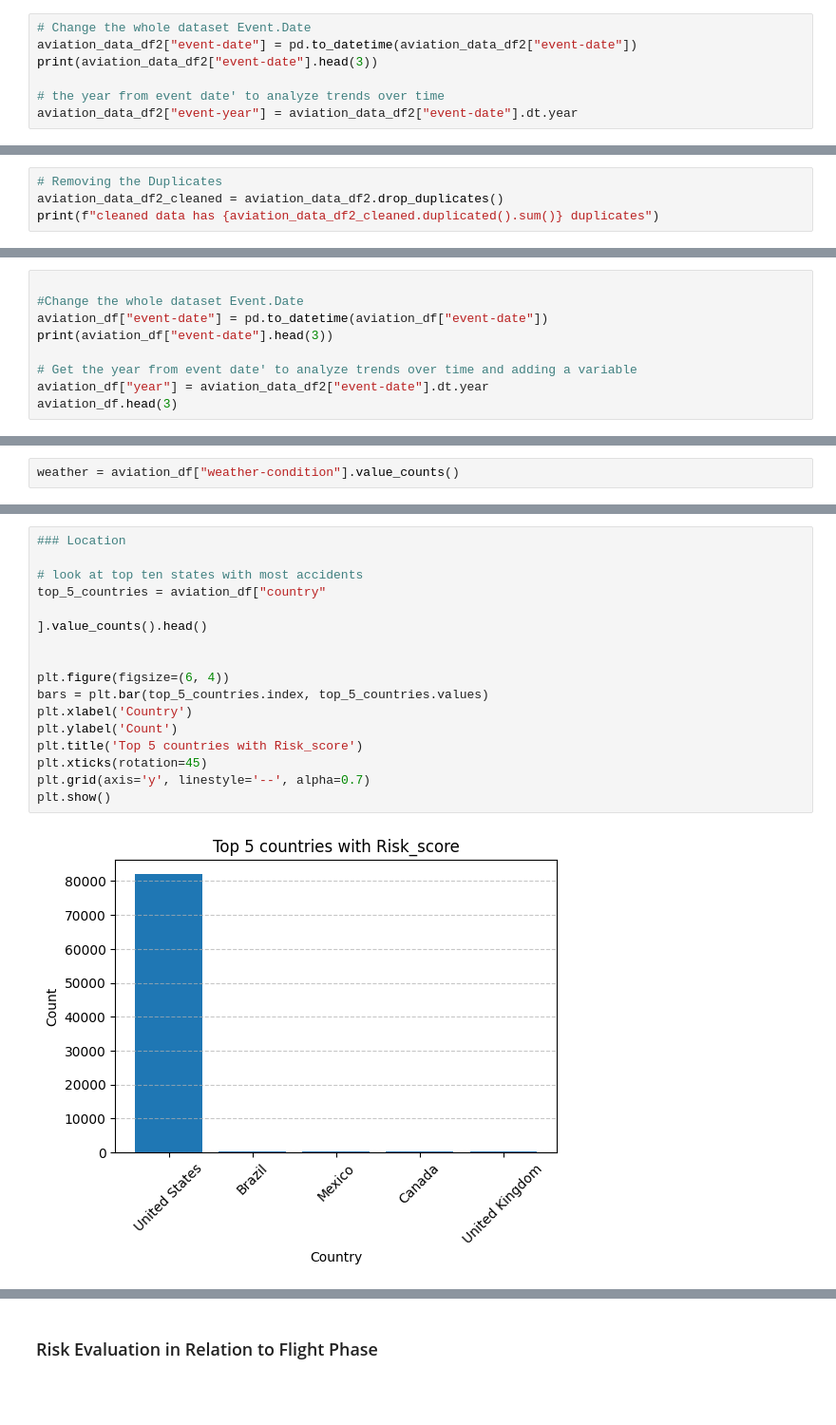
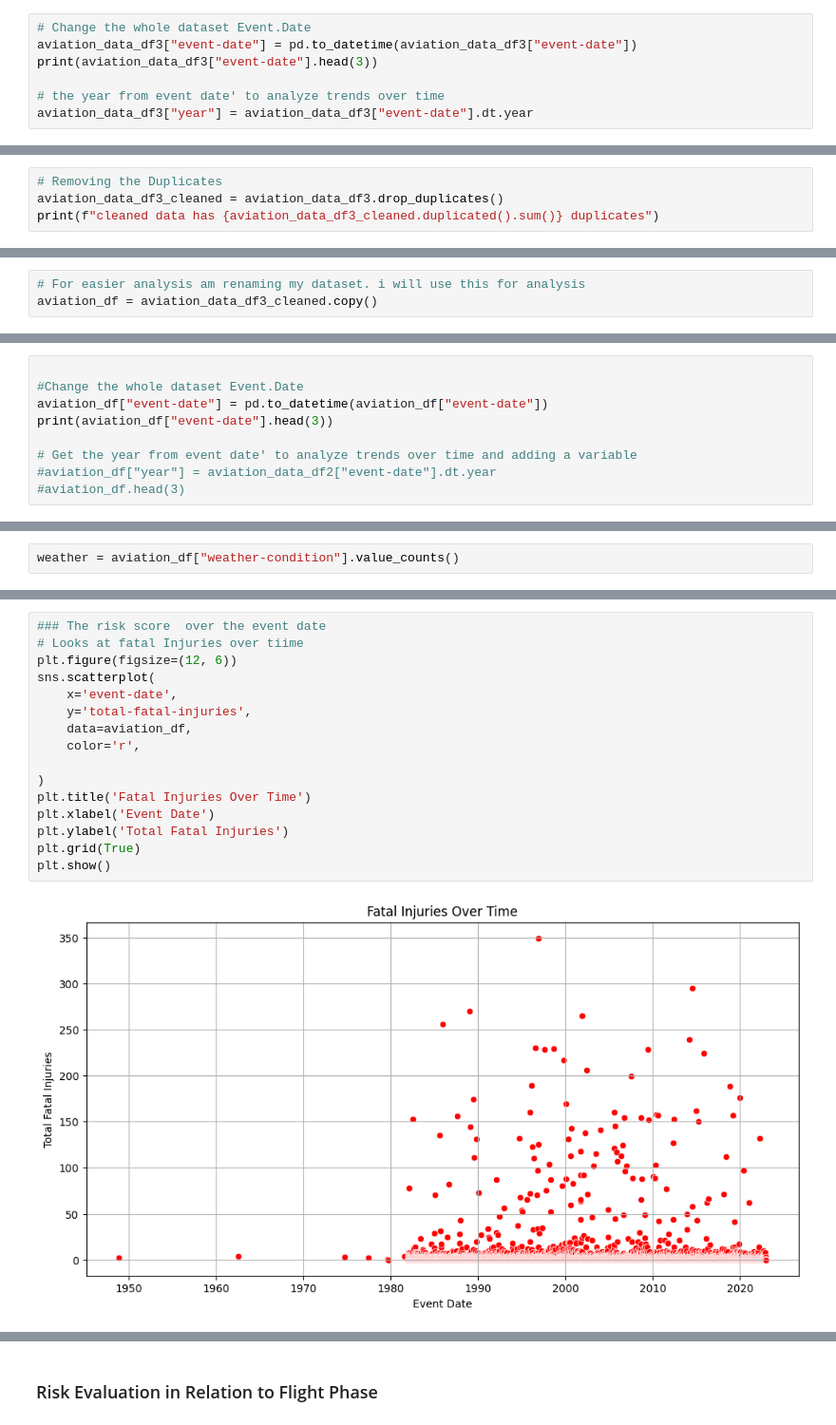
Before and after one commit to Damarispaul/My-Project-Phase_1, a Jupyter notebook: student.ipynb, the cells around one changed output, grey strips where cells are left out. Shown at 95% size. Cells and saved outputs as stored; diff of their text form; blank space fills up the shorter version.

```diff
--- a/student.ipynb
+++ b/student.ipynb
@@ -520,11 +540,11 @@ event-date has changed from object to 0   1948-10-24
 Name: event-date, dtype: datetime64[ns]
 # %%
 # Change the whole dataset Event.Date
-aviation_data_df2["event-date"] = pd.to_datetime(aviation_data_df2["event-date"])
-print(aviation_data_df2["event-date"].head(3))
+aviation_data_df3["event-date"] = pd.to_datetime(aviation_data_df3["event-date"])
+print(aviation_data_df3["event-date"].head(3))
 
 # the year from event date' to analyze trends over time
-aviation_data_df2["event-year"] = aviation_data_df2["event-date"].dt.year
+aviation_data_df3["year"] = aviation_data_df3["event-date"].dt.year
 # %% [output]
 0   1948-10-24
 1   1962-07-19
@@ -547,7 +557,7 @@ aviation_data_df2.duplicated().sum()
 np.int64(35)
 # %%
 # Removing the Duplicates
-aviation_data_df2_cleaned = aviation_data_df2.drop_duplicates()
-print(f"cleaned data has {aviation_data_df2_cleaned.duplicated().sum()} duplicates")
+aviation_data_df3_cleaned = aviation_data_df3.drop_duplicates()
+print(f"cleaned data has {aviation_data_df3_cleaned.duplicated().sum()} duplicates")
 # %% [output]
 cleaned data has 0 duplicates
@@ -561 +578,4 @@ aviation_df = aviation_data_df2_cleaned
+# %%
+# For easier analysis am renaming my dataset. i will use this for analysis
+aviation_df = aviation_data_df3_cleaned.copy()
 # %% [markdown]
@@ -594,8 +609,8 @@ aviation_df["event-date"] = pd.to_datetime(aviation_df["event-date"])
 print(aviation_df["event-date"].head(3))
 
 # Get the year from event date' to analyze trends over time and adding a variable
-aviation_df["year"] = aviation_data_df2["event-date"].dt.year
-aviation_df.head(3)
+#aviation_df["year"] = aviation_data_df2["event-date"].dt.year
+#aviation_df.head(3)
 # %% [output]
 0   1948-10-24
 1   1962-07-19
@@ -684,19 +695,18 @@ plt.show()
 # %%
-### Location
+### The risk score  over the event date
+# Looks at fatal Injuries over tiime
+plt.figure(figsize=(12, 6))
+sns.scatterplot(
+    x='event-date',
+    y='total-fatal-injuries',
+    data=aviation_df,
+    color='r',
 
-# look at top ten states with most accidents
-top_5_countries = aviation_df["country"
-
-].value_counts().head()
-
-
-plt.figure(figsize=(6, 4))
-bars = plt.bar(top_5_countries.index, top_5_countries.values)
-plt.xlabel('Country')
-plt.ylabel('Count')
-plt.title('Top 5 countries with Risk_score')
-plt.xticks(rotation=45)
-plt.grid(axis='y', linestyle='--', alpha=0.7)
+)
+plt.title('Fatal Injuries Over Time')
+plt.xlabel('Event Date')
+plt.ylabel('Total Fatal Injuries')
+plt.grid(True)
 plt.show()
 # %% [output]
-[figure, old version]
+[figure, new version]
```
Also changed, not shown: parts of 51 cells of this notebook, 1 other file.
